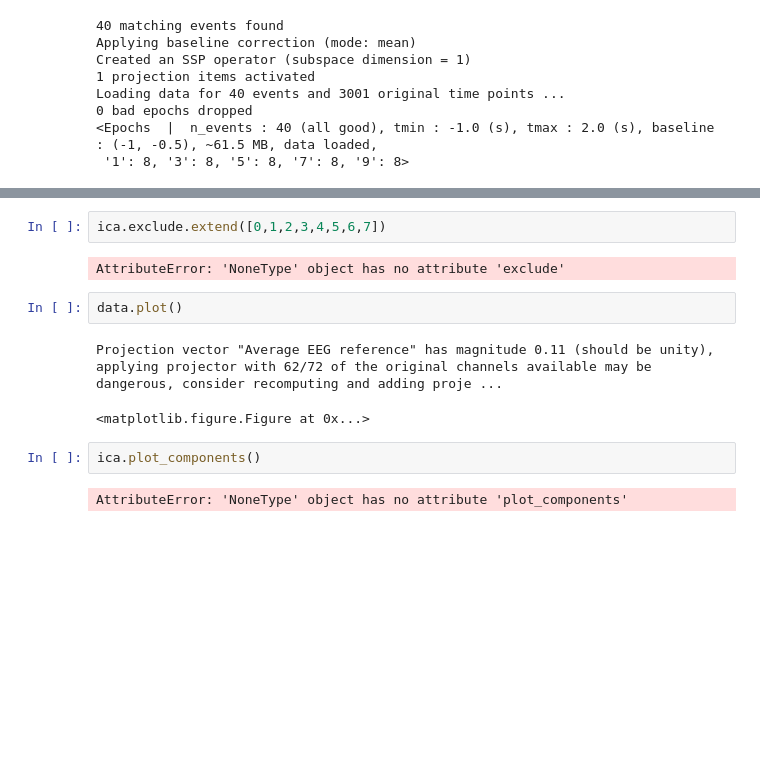
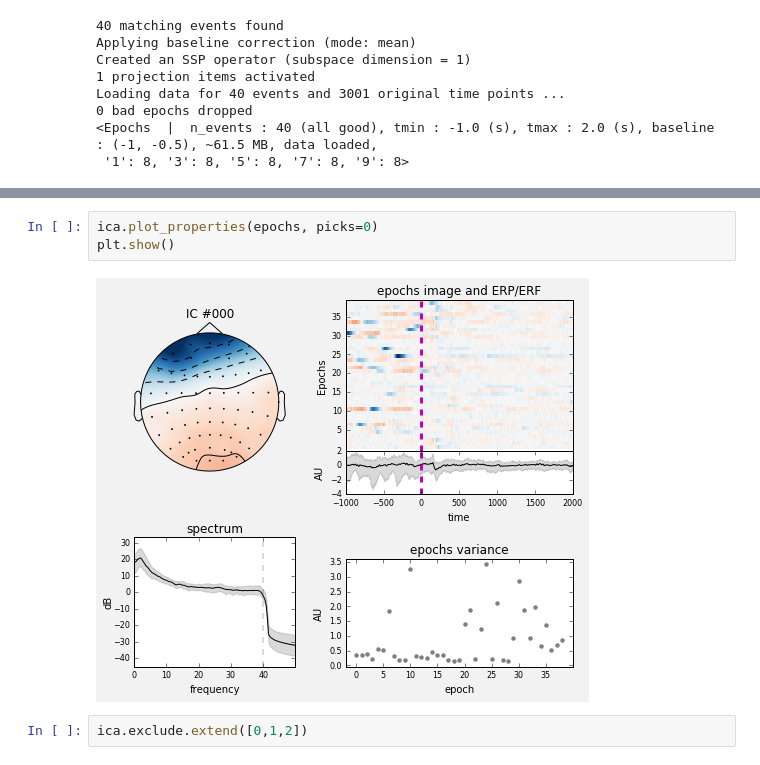
Before and after one commit to VitalyRS/cit, a Jupyter notebook: mne_read-totest-02.ipynb, the cells around one changed output, grey strips where cells are left out. Saved outputs shown, nothing was run; the diff lists cells and outputs as text; blank space fills up the shorter version.

```diff
--- a/mne_read-totest-02.ipynb
+++ b/mne_read-totest-02.ipynb
@@ -232,13 +161,7 @@ ecg
+# %%
+ica.plot_properties(epochs, picks=0)
+plt.show()
+# %% [output]
+[figure, added]
 # %%
-ica.exclude.extend([0,1,2,3,4,5,6,7])
+ica.exclude.extend([0,1,2])
-# %% [output]
-AttributeError: 'NoneType' object has no attribute 'exclude'
-# %%
-data.plot()
-# %% [output]
-Projection vector "Average EEG reference" has magnitude 0.11 (should be unity), applying projector with 62/72 of the original channels available may be dangerous, consider recomputing and adding proje ...
-<matplotlib.figure.Figure at 0x...>
-# %%
-ica.plot_components()
-# %% [output]
-AttributeError: 'NoneType' object has no attribute 'plot_components'
```
Also changed, not shown: parts of 28 cells of this notebook.
